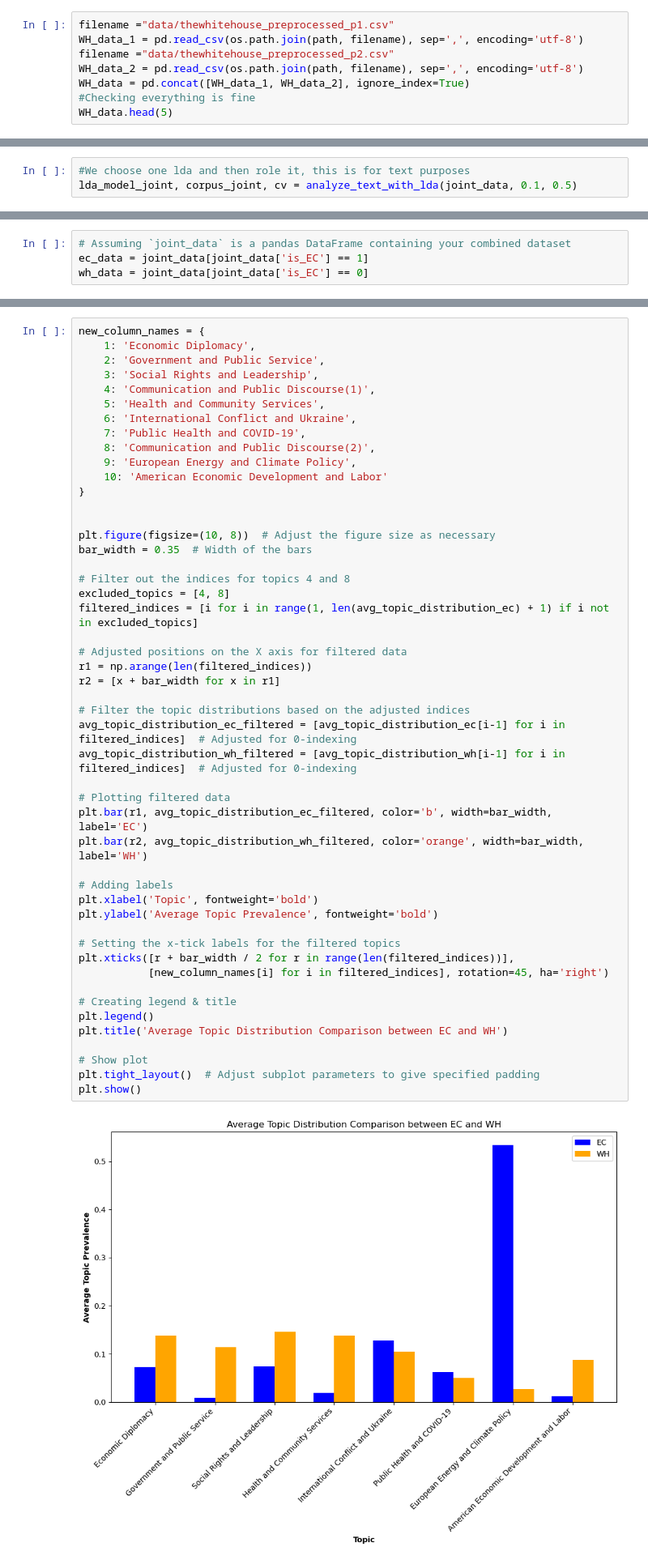
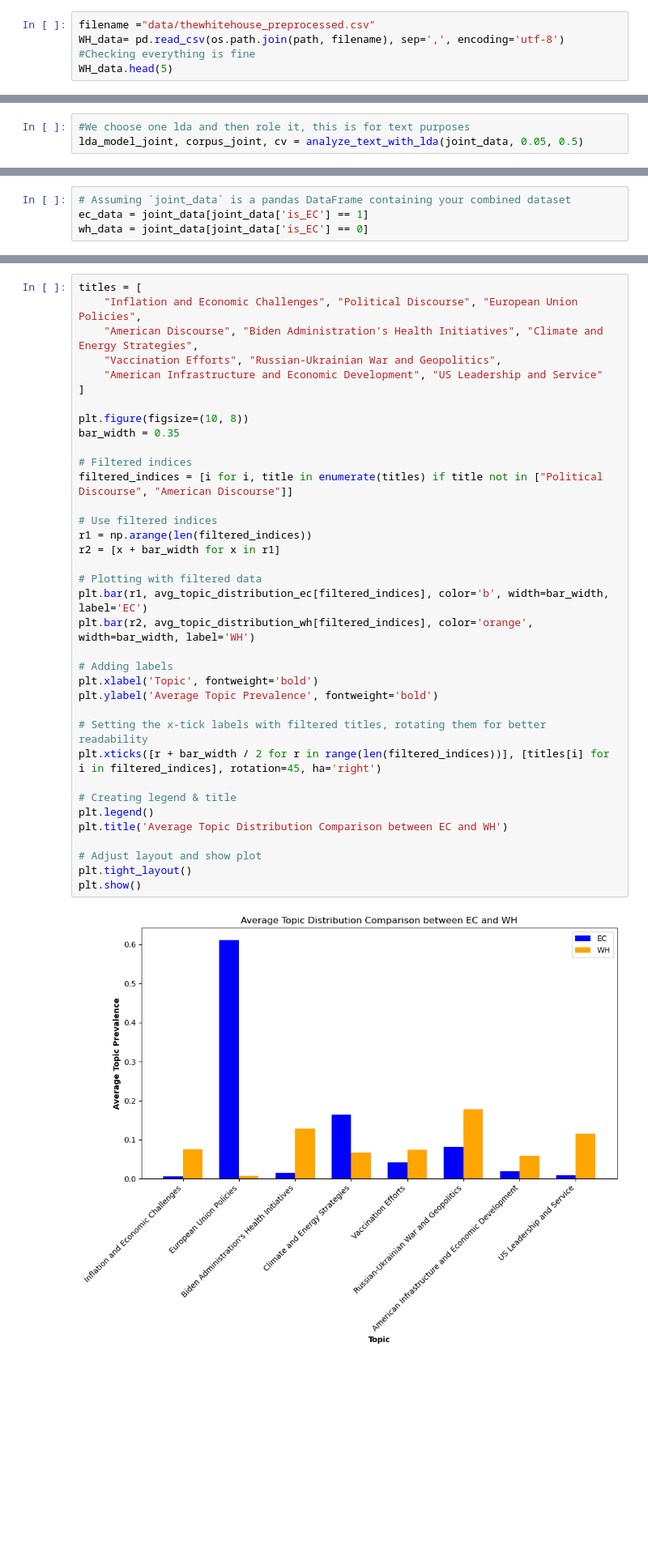
Before and after one commit to viktoriia-yuzkiv/Analysis-of-Official-Communications-during-the-Russo-Ukrainian-War, a Jupyter notebook: 4_topics_analysis.ipynb, the cells around one changed output, grey strips where cells are left out. Shown: that part at 81% size. Cells and saved outputs as stored; diff of their text form; blank space fills up the shorter version.

```diff
--- a/4_topics_analysis.ipynb
+++ b/4_topics_analysis.ipynb
@@ -66,11 +66,8 @@ EC_data.head(5)
 | 3 | Speech by President von der Leyen... | 2021-01-11 | Speech | Merci Monsieur le Président.\nChe... | merci monsieur le président cher ... | speech president von der leyen on... | 0 |
 | 4 | Coronavirus: Commission concludes... | 2021-01-12 | Press Release | Today, the European Commission co... | today european commission conclud... | coronavirus commission conclude e... | 0 |
 # %%
-filename ="data/thewhitehouse_preprocessed_p1.csv"
-WH_data_1 = pd.read_csv(os.path.join(path, filename), sep=',', encoding='utf-8')
-filename ="data/thewhitehouse_preprocessed_p2.csv"
-WH_data_2 = pd.read_csv(os.path.join(path, filename), sep=',', encoding='utf-8')
-WH_data = pd.concat([WH_data_1, WH_data_2], ignore_index=True)
+filename ="data/thewhitehouse_preprocessed.csv"
+WH_data= pd.read_csv(os.path.join(path, filename), sep=',', encoding='utf-8')
 #Checking everything is fine
 WH_data.head(5)
 # %% [output]
@@ -248,6 +250,6 @@ def analyze_text_with_lda(data, min_df, max_df):
     return lda_model, corpus, cv
 # %%
 #We choose one lda and then role it, this is for text purposes
-lda_model_joint, corpus_joint, cv = analyze_text_with_lda(joint_data, 0.1, 0.5)
+lda_model_joint, corpus_joint, cv = analyze_text_with_lda(joint_data, 0.05, 0.5)
 # %% [output]
 Top words associated with each topic (LDA):
@@ -310,56 +312,43 @@ avg_topic_distribution_ec = np.mean([[topic_prob for topic_id, topic_prob in doc
 topics_wh = lda_model_joint.get_document_topics(corpus_wh, minimum_probability=0)
 avg_topic_distribution_wh = np.mean([[topic_prob for topic_id, topic_prob in doc] for doc in topics_wh], axis=0)
 # %%
-new_column_names = {
-    1: 'Economic Diplomacy',
-    2: 'Government and Public Service',
-    3: 'Social Rights and Leadership',
-    4: 'Communication and Public Discourse(1)',
-    5: 'Health and Community Services',
-    6: 'International Conflict and Ukraine',
-    7: 'Public Health and COVID-19',
-    8: 'Communication and Public Discourse(2)',
-    9: 'European Energy and Climate Policy',
-    10: 'American Economic Development and Labor'
-}
+titles = [
+    "Inflation and Economic Challenges", "Political Discourse", "European Union Policies",
+    "American Discourse", "Biden Administration's Health Initiatives", "Climate and Energy Strategies",
+    "Vaccination Efforts", "Russian-Ukrainian War and Geopolitics",
+    "American Infrastructure and Economic Development", "US Leadership and Service"
+]
 
+plt.figure(figsize=(10, 8))
+bar_width = 0.35
 
-plt.figure(figsize=(10, 8))  # Adjust the figure size as necessary
-bar_width = 0.35  # Width of the bars
+# Filtered indices
+filtered_indices = [i for i, title in enumerate(titles) if title not in ["Political Discourse", "American Discourse"]]
 
-# Filter out the indices for topics 4 and 8
-excluded_topics = [4, 8]
-filtered_indices = [i for i in range(1, len(avg_topic_distribution_ec) + 1) if i not in excluded_topics]
-
-# Adjusted positions on the X axis for filtered data
+# Use filtered indices
 r1 = np.arange(len(filtered_indices))
 r2 = [x + bar_width for x in r1]
 
-# Filter the topic distributions based on the adjusted indices
-avg_topic_distribution_ec_filtered = [avg_topic_distribution_ec[i-1] for i in filtered_indices]  # Adjusted for 0-indexing
-avg_topic_distribution_wh_filtered = [avg_topic_distribution_wh[i-1] for i in filtered_indices]  # Adjusted for 0-indexing
-
-# Plotting filtered data
-plt.bar(r1, avg_topic_distribution_ec_filtered, color='b', width=bar_width, label='EC')
-plt.bar(r2, avg_topic_distribution_wh_filtered, color='orange', width=bar_width, label='WH')
+# Plotting with filtered data
+plt.bar(r1, avg_topic_distribution_ec[filtered_indices], color='b', width=bar_width, label='EC')
+plt.bar(r2, avg_topic_distribution_wh[filtered_indices], color='orange', width=bar_width, label='WH')
 
 # Adding labels
 plt.xlabel('Topic', fontweight='bold')
 plt.ylabel('Average Topic Prevalence', fontweight='bold')
 
-# Setting the x-tick labels for the filtered topics
-plt.xticks([r + bar_width / 2 for r in range(len(filtered_indices))],
-           [new_column_names[i] for i in filtered_indices], rotation=45, ha='right')
+# Setting the x-tick labels with filtered titles, rotating them for better readability
+plt.xticks([r + bar_width / 2 for r in range(len(filtered_indices))], [titles[i] for i in filtered_indices], rotation=45, ha='right')
 
 # Creating legend & title
 plt.legend()
 plt.title('Average Topic Distribution Comparison between EC and WH')
 
-# Show plot
-plt.tight_layout()  # Adjust subplot parameters to give specified padding
+# Adjust layout and show plot
+plt.tight_layout()
 plt.show()
 # %% [output]
-[figure, old version]
+[figure, new version]
 # %%
 def aggregate_topic_shares(data, lda_model, corpus):
     # Get document topics
```
Also changed, not shown: parts of 9 cells of this notebook, 6 other files.
